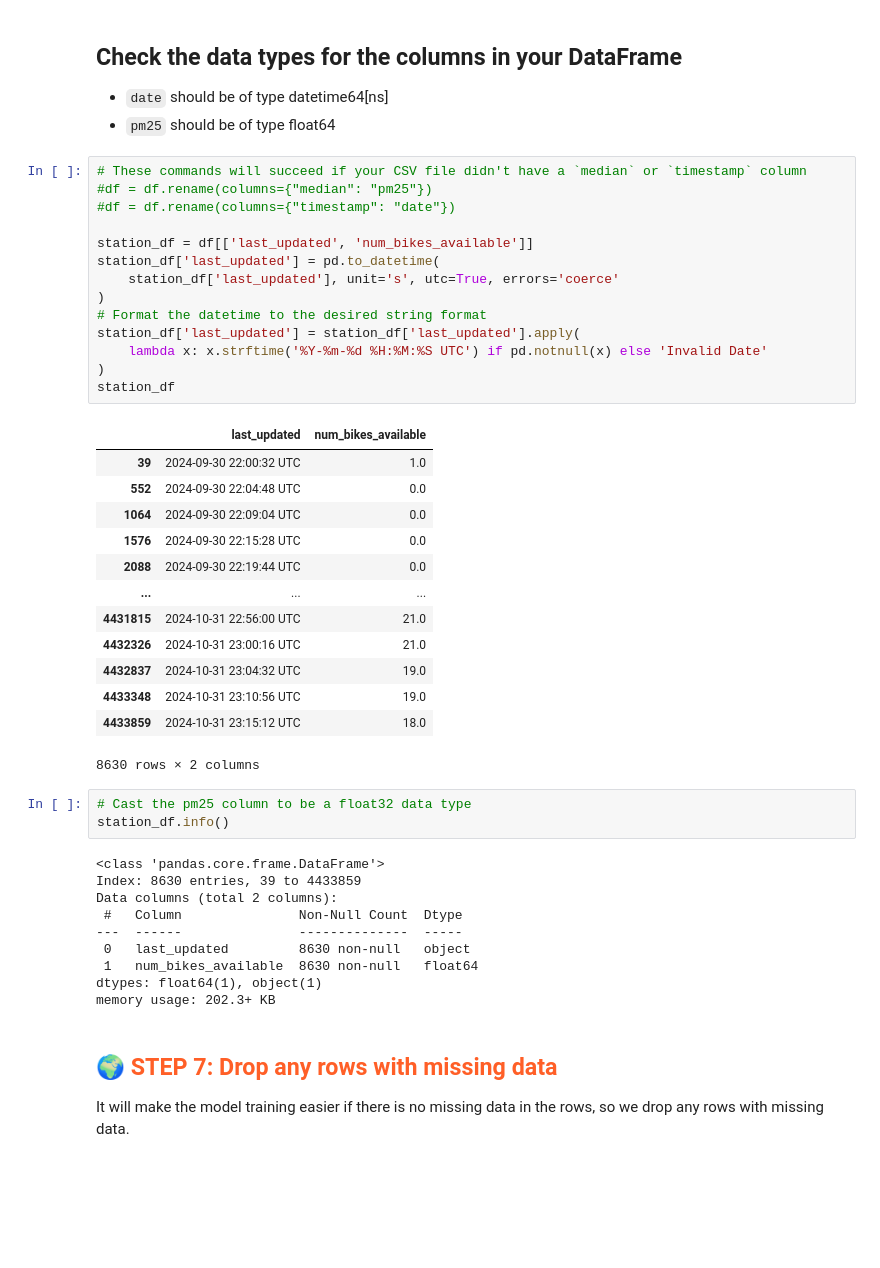
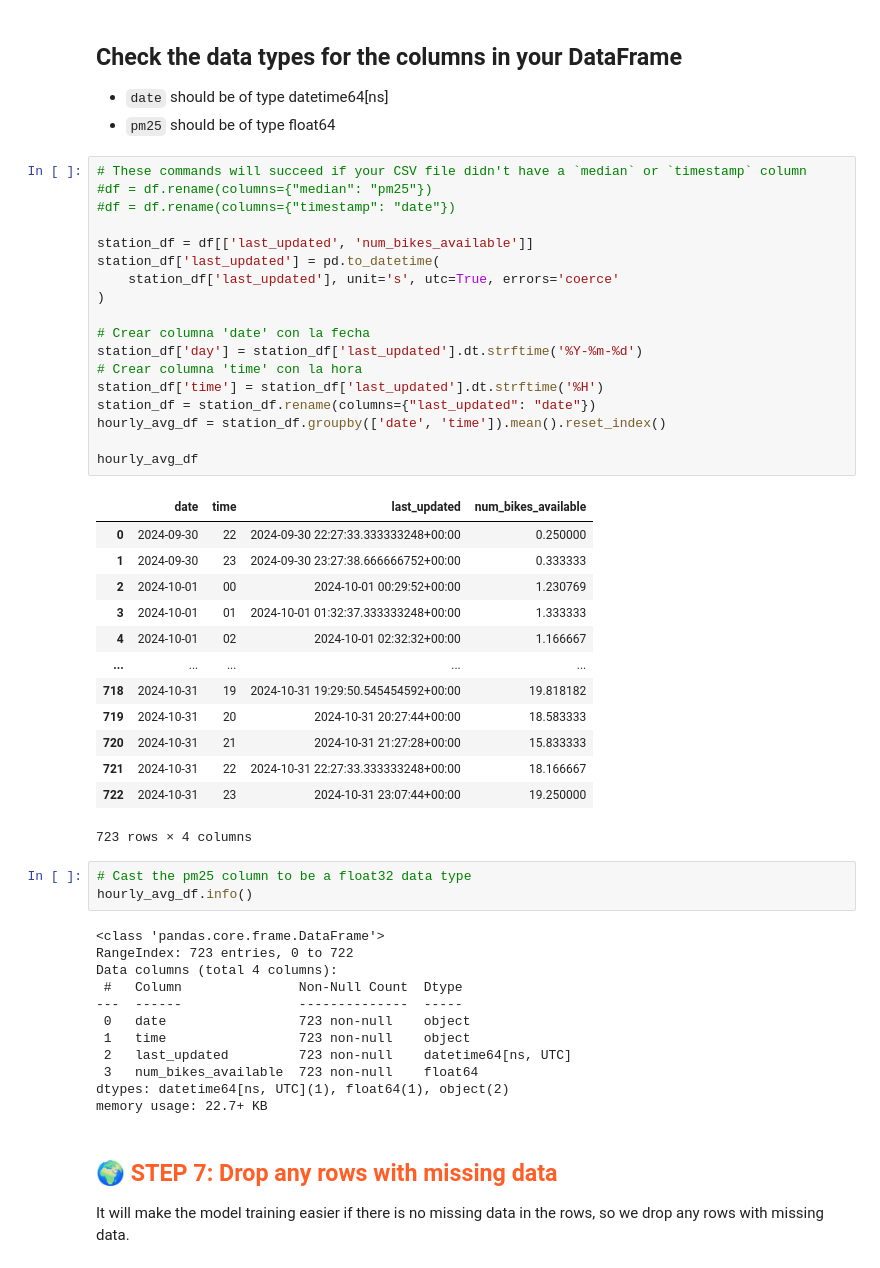
Before and after one commit to juliatribo/Bikes-prediction, a Jupyter notebook: notebooks/ch03/1_air_quality_feature_backfill.ipynb, the cells around one changed output. Drawn from its saved outputs; the diff is of its cells as text; blank space fills up the shorter version.

```diff
--- a/notebooks/ch03/1_air_quality_feature_backfill.ipynb
+++ b/notebooks/ch03/1_air_quality_feature_backfill.ipynb
@@ -145,44 +135,50 @@ We want to have a DataFrame with 2 columns - `date` and `pm25` after this cell b
 # %%
 # These commands will succeed if your CSV file didn't have a `median` or `timestamp` column
 #df = df.rename(columns={"median": "pm25"})
 #df = df.rename(columns={"timestamp": "date"})
 
 station_df = df[['last_updated', 'num_bikes_available']]
 station_df['last_updated'] = pd.to_datetime(
     station_df['last_updated'], unit='s', utc=True, errors='coerce'
 )
-# Format the datetime to the desired string format
-station_df['last_updated'] = station_df['last_updated'].apply(
-    lambda x: x.strftime('%Y-%m-%d %H:%M:%S UTC') if pd.notnull(x) else 'Invalid Date'
-)
-station_df
+
+# Crear columna 'date' con la fecha
+station_df['day'] = station_df['last_updated'].dt.strftime('%Y-%m-%d')
+# Crear columna 'time' con la hora
+station_df['time'] = station_df['last_updated'].dt.strftime('%H')
+station_df = station_df.rename(columns={"last_updated": "date"})
+hourly_avg_df = station_df.groupby(['date', 'time']).mean().reset_index()
+
+hourly_avg_df
 # %% [output]
-|  | last_updated | num_bikes_available |
-| 39 | 2024-09-30 22:00:32 UTC | 1.0 |
-| 552 | 2024-09-30 22:04:48 UTC | 0.0 |
-| 1064 | 2024-09-30 22:09:04 UTC | 0.0 |
-| 1576 | 2024-09-30 22:15:28 UTC | 0.0 |
-| 2088 | 2024-09-30 22:19:44 UTC | 0.0 |
-| ... | ... | ... |
-| 4431815 | 2024-10-31 22:56:00 UTC | 21.0 |
-| 4432326 | 2024-10-31 23:00:16 UTC | 21.0 |
-| 4432837 | 2024-10-31 23:04:32 UTC | 19.0 |
-| 4433348 | 2024-10-31 23:10:56 UTC | 19.0 |
-| 4433859 | 2024-10-31 23:15:12 UTC | 18.0 |
+|  | date | time | last_updated | num_bikes_available |
+| 0 | 2024-09-30 | 22 | 2024-09-30 22:27:33.333333248+00:00 | 0.250000 |
+| 1 | 2024-09-30 | 23 | 2024-09-30 23:27:38.666666752+00:00 | 0.333333 |
+| 2 | 2024-10-01 | 00 | 2024-10-01 00:29:52+00:00 | 1.230769 |
+| 3 | 2024-10-01 | 01 | 2024-10-01 01:32:37.333333248+00:00 | 1.333333 |
+| 4 | 2024-10-01 | 02 | 2024-10-01 02:32:32+00:00 | 1.166667 |
+| ... | ... | ... | ... | ... |
+| 718 | 2024-10-31 | 19 | 2024-10-31 19:29:50.545454592+00:00 | 19.818182 |
+| 719 | 2024-10-31 | 20 | 2024-10-31 20:27:44+00:00 | 18.583333 |
+| 720 | 2024-10-31 | 21 | 2024-10-31 21:27:28+00:00 | 15.833333 |
+| 721 | 2024-10-31 | 22 | 2024-10-31 22:27:33.333333248+00:00 | 18.166667 |
+| 722 | 2024-10-31 | 23 | 2024-10-31 23:07:44+00:00 | 19.250000 |
-8630 rows × 2 columns
+723 rows × 4 columns
 # %%
 # Cast the pm25 column to be a float32 data type
-station_df.info()
+hourly_avg_df.info()
 # %% [output]
 <class 'pandas.core.frame.DataFrame'>
-Index: 8630 entries, 39 to 4433859
-Data columns (total 2 columns):
+RangeIndex: 723 entries, 0 to 722
+Data columns (total 4 columns):
  #   Column               Non-Null Count  Dtype
 ---  ------               --------------  -----
- 0   last_updated         8630 non-null   object
- 1   num_bikes_available  8630 non-null   float64
-dtypes: float64(1), object(1)
-memory usage: 202.3+ KB
+ 0   date                 723 non-null    object
+ 1   time                 723 non-null    object
+ 2   last_updated         723 non-null    datetime64[ns, UTC]
+ 3   num_bikes_available  723 non-null    float64
+dtypes: datetime64[ns, UTC](1), float64(1), object(2)
+memory usage: 22.7+ KB
 # %% [markdown]
 ## <span style='color:#ff5f27'> 🌍 STEP 7: Drop any rows with missing data </span>
 It will make the model training easier if there is no missing data in the rows, so we drop any rows with missing data.
```
Also changed, not shown: parts of 20 cells of this notebook, 3 other files.
